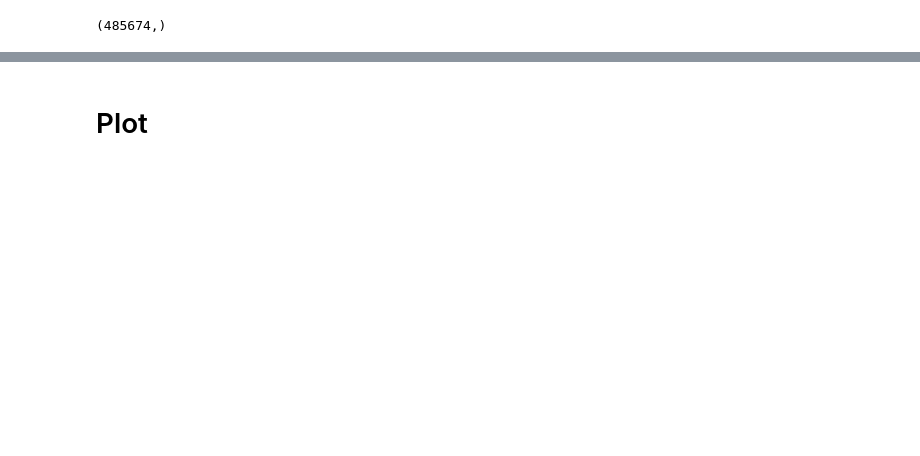
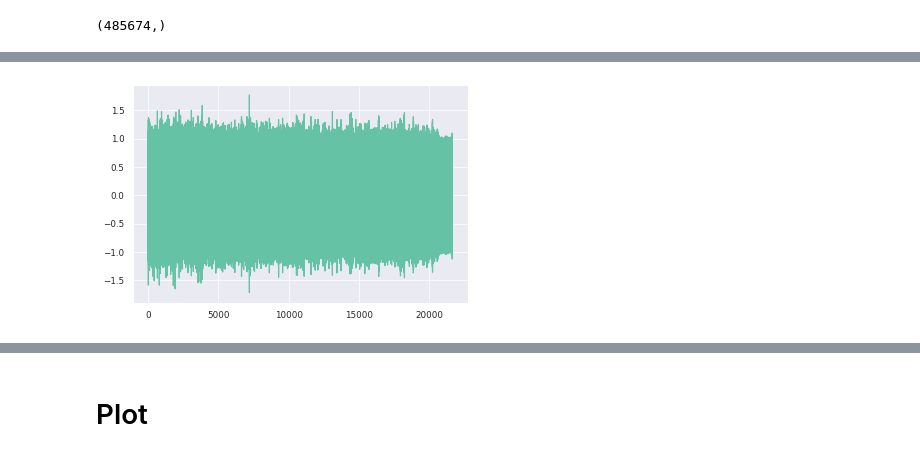
Before and after one commit to borley1211/audapter, a Jupyter notebook: notebooks/syncsweptsine.ipynb, the cells around one changed output, grey strips where cells are left out. Cells and saved outputs as stored; diff of their text form; code cells hidden in the pictures; blank space fills up the shorter version.

```diff
--- a/notebooks/syncsweptsine.ipynb
+++ b/notebooks/syncsweptsine.ipynb
@@ -73,0 +89,7 @@ outdata_modified = SOUND_FIELD(indata_modified)
+# %%
+kernel = model.kernels[0]
+# %%
+plt.plot(kernel.frf)
+plt.show()
+# %% [output]
+[figure, added]
```
Also changed, not shown: parts of 18 cells of this notebook, 5 other files.
